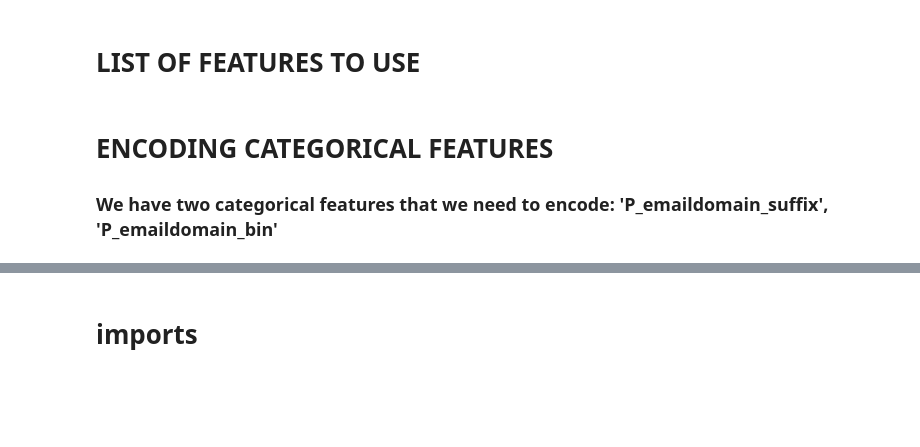
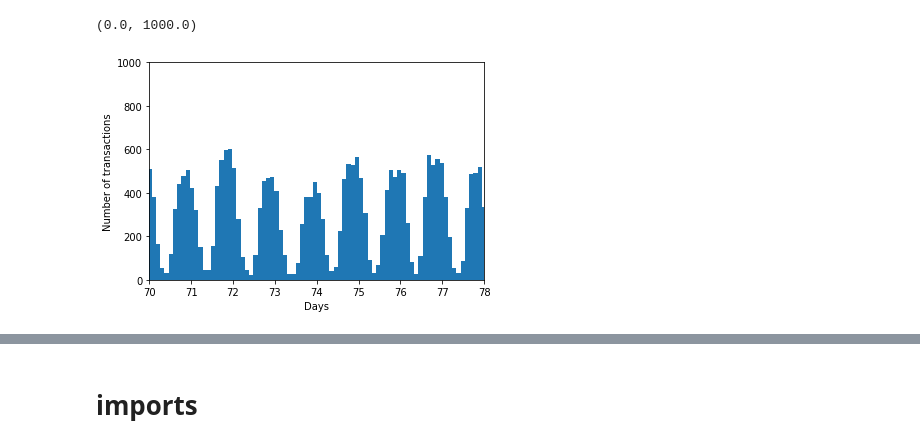
Before and after one commit to mariia-rum/project_fraud, a Jupyter notebook: notebooks/Mariia_3.ipynb, the cells around one changed output, grey strips where cells are left out. Drawn from its saved outputs; the diff is of its cells as text; code cells hidden in the pictures; blank space fills up the shorter version.

```diff
--- a/notebooks/Mariia_3.ipynb
+++ b/notebooks/Mariia_3.ipynb
@@ -90,2 +42,0 @@ number numerical identity features:  213
-# %% [markdown]
-# LIST OF FEATURES TO USE
@@ -107,3 +42,0 @@ data['TransactionDT'] #no null  - n
-# %% [markdown]
-# ENCODING CATEGORICAL FEATURES
-### We have two categorical features that we need to encode: 'P_emaildomain_suffix', 'P_emaildomain_bin'
@@ -109,0 +55,9 @@ data['TransactionDT'] #no null  - n
+# %%
+vals = plt.hist(data['TransactionDT'] / (3600*24), bins=1800)
+plt.xlim(70, 78)
+plt.xlabel('Days')
+plt.ylabel('Number of transactions')
+plt.ylim(0,1000)
+# %% [output]
+(0.0, 1000.0)
+[figure, added]
```
Also changed, not shown: parts of 73 cells of this notebook, 1 other file.
